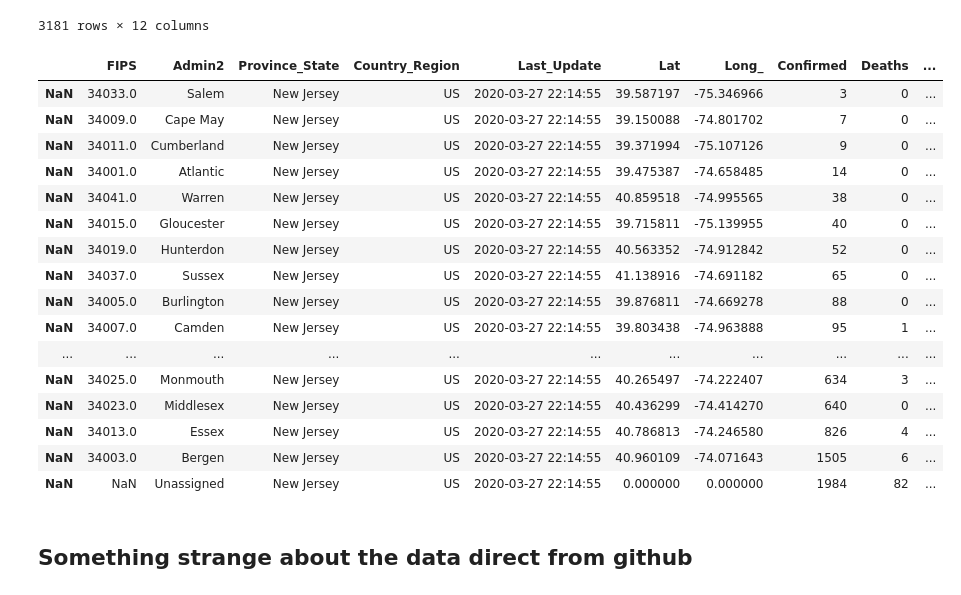
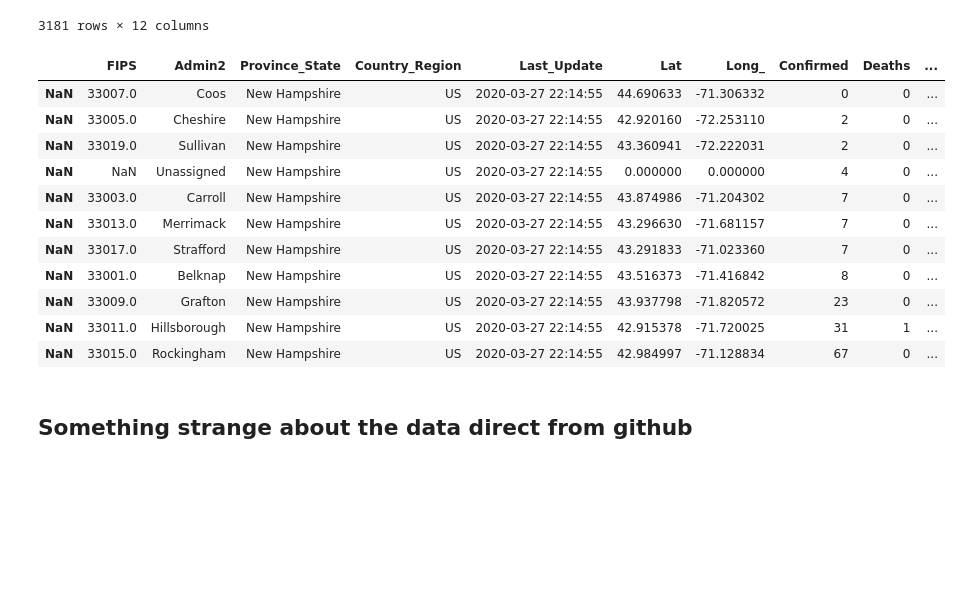
Before and after one commit to fm75/DS, a Jupyter notebook: covid-19-3-28.ipynb, the cells around one changed output. Cells and saved outputs as stored; diff of their text form; code cells hidden in the pictures; blank space fills up the shorter version.

```diff
--- a/covid-19-3-28.ipynb
+++ b/covid-19-3-28.ipynb
@@ -64,25 +64,20 @@ df[df.Country_Region=='US'].sort_values(by='Province_State')
 | NaN | 56011.0 | Crook | Wyoming | US | 2020-03-27 22:14:55 | 44.588551 | -104.569771 | 0 | 0 | ... |
 3181 rows × 12 columns
 # %%
-df[df.Province_State=='New Jersey'].sort_values(by='Confirmed')
+df[df.Province_State=='New Hampshire'].sort_values(by='Confirmed')
 # %% [output]
 |  | FIPS | Admin2 | Province_State | Country_Region | Last_Update | Lat | Long_ | Confirmed | Deaths | ... |
-| NaN | 34033.0 | Salem | New Jersey | US | 2020-03-27 22:14:55 | 39.587197 | -75.346966 | 3 | 0 | ... |
-| NaN | 34009.0 | Cape May | New Jersey | US | 2020-03-27 22:14:55 | 39.150088 | -74.801702 | 7 | 0 | ... |
-| NaN | 34011.0 | Cumberland | New Jersey | US | 2020-03-27 22:14:55 | 39.371994 | -75.107126 | 9 | 0 | ... |
-| NaN | 34001.0 | Atlantic | New Jersey | US | 2020-03-27 22:14:55 | 39.475387 | -74.658485 | 14 | 0 | ... |
-| NaN | 34041.0 | Warren | New Jersey | US | 2020-03-27 22:14:55 | 40.859518 | -74.995565 | 38 | 0 | ... |
-| NaN | 34015.0 | Gloucester | New Jersey | US | 2020-03-27 22:14:55 | 39.715811 | -75.139955 | 40 | 0 | ... |
-| NaN | 34019.0 | Hunterdon | New Jersey | US | 2020-03-27 22:14:55 | 40.563352 | -74.912842 | 52 | 0 | ... |
-| NaN | 34037.0 | Sussex | New Jersey | US | 2020-03-27 22:14:55 | 41.138916 | -74.691182 | 65 | 0 | ... |
-| NaN | 34005.0 | Burlington | New Jersey | US | 2020-03-27 22:14:55 | 39.876811 | -74.669278 | 88 | 0 | ... |
-| NaN | 34007.0 | Camden | New Jersey | US | 2020-03-27 22:14:55 | 39.803438 | -74.963888 | 95 | 1 | ... |
-| ... | ... | ... | ... | ... | ... | ... | ... | ... | ... | ... |
-| NaN | 34025.0 | Monmouth | New Jersey | US | 2020-03-27 22:14:55 | 40.265497 | -74.222407 | 634 | 3 | ... |
-| NaN | 34023.0 | Middlesex | New Jersey | US | 2020-03-27 22:14:55 | 40.436299 | -74.414270 | 640 | 0 | ... |
-| NaN | 34013.0 | Essex | New Jersey | US | 2020-03-27 22:14:55 | 40.786813 | -74.246580 | 826 | 4 | ... |
-| NaN | 34003.0 | Bergen | New Jersey | US | 2020-03-27 22:14:55 | 40.960109 | -74.071643 | 1505 | 6 | ... |
-| NaN | NaN | Unassigned | New Jersey | US | 2020-03-27 22:14:55 | 0.000000 | 0.000000 | 1984 | 82 | ... |
+| NaN | 33007.0 | Coos | New Hampshire | US | 2020-03-27 22:14:55 | 44.690633 | -71.306332 | 0 | 0 | ... |
+| NaN | 33005.0 | Cheshire | New Hampshire | US | 2020-03-27 22:14:55 | 42.920160 | -72.253110 | 2 | 0 | ... |
+| NaN | 33019.0 | Sullivan | New Hampshire | US | 2020-03-27 22:14:55 | 43.360941 | -72.222031 | 2 | 0 | ... |
+| NaN | NaN | Unassigned | New Hampshire | US | 2020-03-27 22:14:55 | 0.000000 | 0.000000 | 4 | 0 | ... |
+| NaN | 33003.0 | Carroll | New Hampshire | US | 2020-03-27 22:14:55 | 43.874986 | -71.204302 | 7 | 0 | ... |
+| NaN | 33013.0 | Merrimack | New Hampshire | US | 2020-03-27 22:14:55 | 43.296630 | -71.681157 | 7 | 0 | ... |
+| NaN | 33017.0 | Strafford | New Hampshire | US | 2020-03-27 22:14:55 | 43.291833 | -71.023360 | 7 | 0 | ... |
+| NaN | 33001.0 | Belknap | New Hampshire | US | 2020-03-27 22:14:55 | 43.516373 | -71.416842 | 8 | 0 | ... |
+| NaN | 33009.0 | Grafton | New Hampshire | US | 2020-03-27 22:14:55 | 43.937798 | -71.820572 | 23 | 0 | ... |
+| NaN | 33011.0 | Hillsborough | New Hampshire | US | 2020-03-27 22:14:55 | 42.915378 | -71.720025 | 31 | 1 | ... |
+| NaN | 33015.0 | Rockingham | New Hampshire | US | 2020-03-27 22:14:55 | 42.984997 | -71.128834 | 67 | 0 | ... |
 # %% [markdown]
 ## Something strange about the data direct from github
 # %%
```
